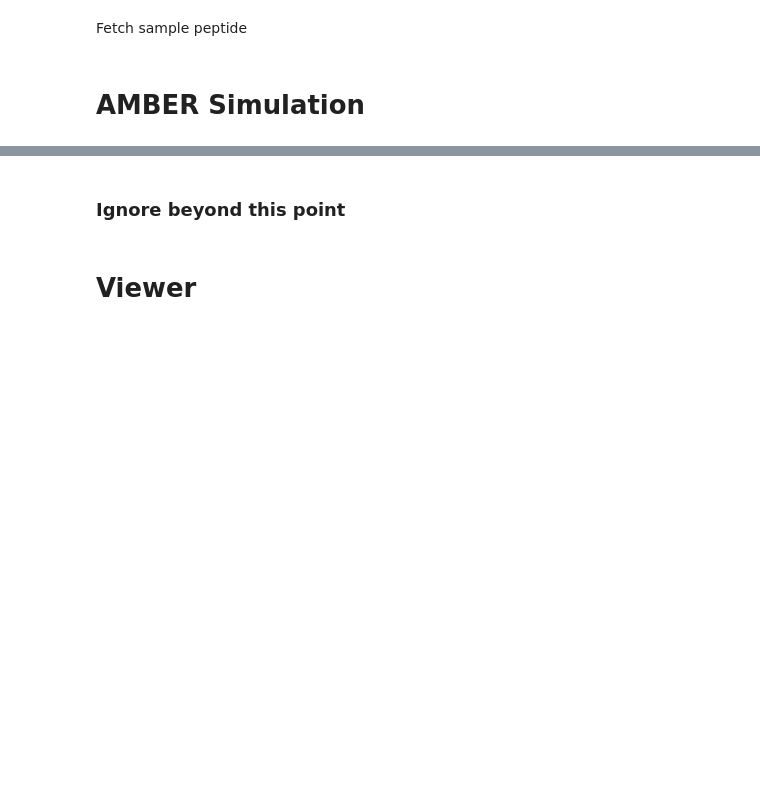
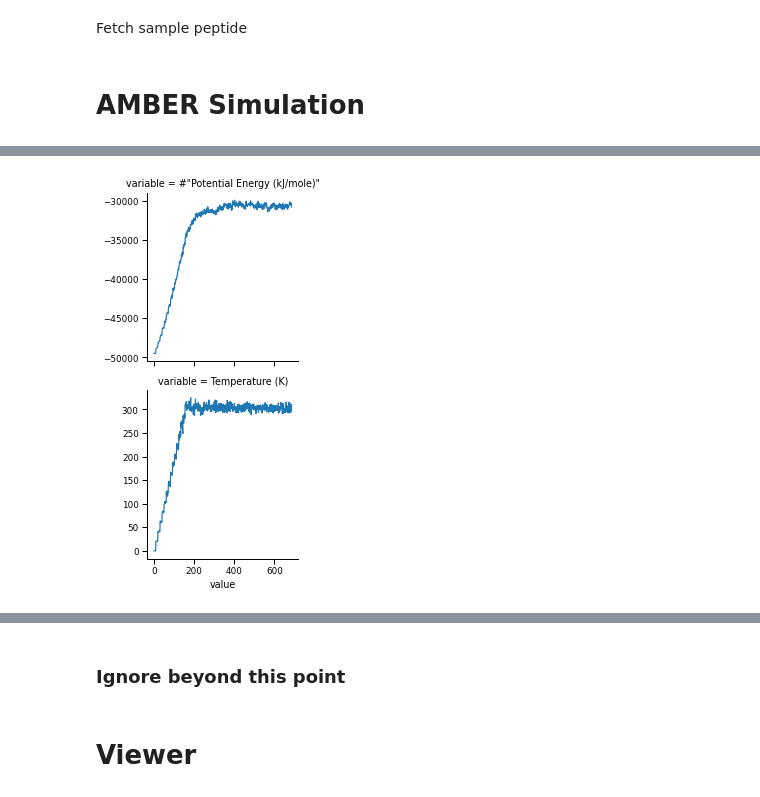
Before and after one commit to meyresearch/ANI-Peptides, a Jupyter notebook: demos/AMBER_equilibration.ipynb, the cells around one changed output, grey strips where cells are left out. Drawn from its saved outputs; the diff is of its cells as text; code cells hidden in the pictures; blank space fills up the shorter version.

Commit message:
added proper pdb file. Simplified reportorting code.

```diff
--- a/demos/AMBER_equilibration.ipynb
+++ b/demos/AMBER_equilibration.ipynb
@@ -252,0 +193,3 @@ Done
+# %%
+report = pd.read_csv('equilibration_state_data.csv')
+report.head()
@@ -252,0 +203,3 @@ Done
+# %%
+report = report.melt()
+report.head()
@@ -253,3 +213,10 @@ Done
+# %%
+with sns.plotting_context('paper'):
+    g = sns.FacetGrid(data=report, row='variable', sharey=False )
+    g.map(plt.plot, 'value')
+    plt.savefig('equilibration.pdf', bbox_inches='tight')
+# %% [output]
+[figure, added]
 # %%
 # Equilibration graph viewer
 
```
Also changed, not shown: parts of 11 cells of this notebook, 1 other file.
